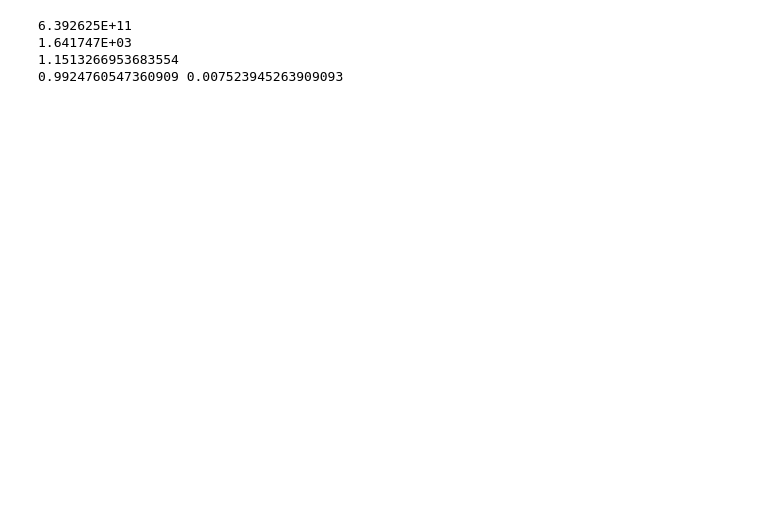
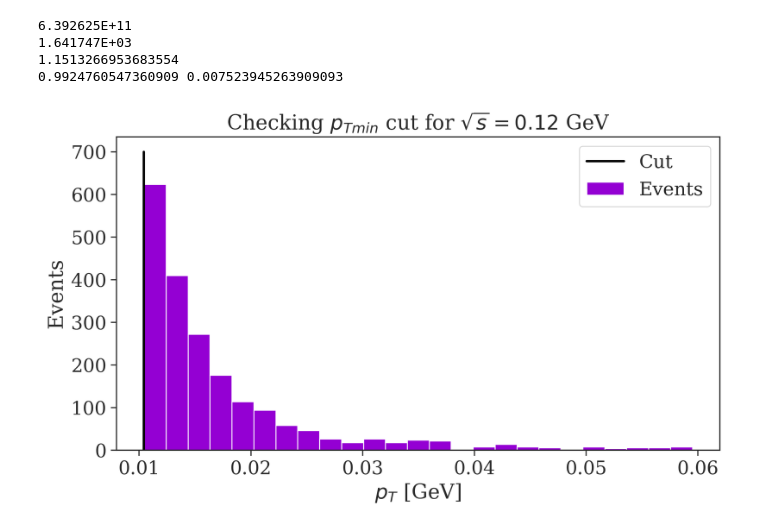
Before and after one commit to viniciusrocca/simulationsSM, a Jupyter notebook: epem2epem/epem2epem.ipynb, the cells around one changed output. Drawn from its saved outputs; the diff is of its cells as text; code cells hidden in the pictures; blank space fills up the shorter version.

```diff
--- a/epem2epem/epem2epem.ipynb
+++ b/epem2epem/epem2epem.ipynb
@@ -301,3 +301,26 @@ print((4*0.389379372e9*np.pi*(1+x)/(1-x))/6.44108755e+11, 1-(4*0.389379372e9*np.
 1.641747E+03
 1.1513266953683554
 0.9924760547360909 0.007523945263909093
+# %%
+pT = []
+
+for e in pylheV.readLHE('Check_cut_out.lhe'):
+    for ptc in e.particles:
+        if ptc.status > 0:
+            pT.append(ptc.pT())
+# %%
+fig = plt.figure(figsize = [9.2,4.9], dpi = 300)
+
+plt.plot([0.01041889066001582
+,0.01041889066001582
+],[0,700], color = 'black', linewidth = 2, label = 'Cut')
+
+plt.hist(pT, bins = 25, color = 'darkviolet', label = 'Events')
+
+plt.title(r'Checking $p_{Tmin}$ cut for $\sqrt{s} = 0.12$ GeV')
+plt.xlabel(r'$p_T$ [GeV]')
+plt.ylabel('Events')
+plt.legend()
+plt.show()
+# %% [output]
+[figure, added]
```
Also changed, not shown: parts of 1 cell of this notebook.
